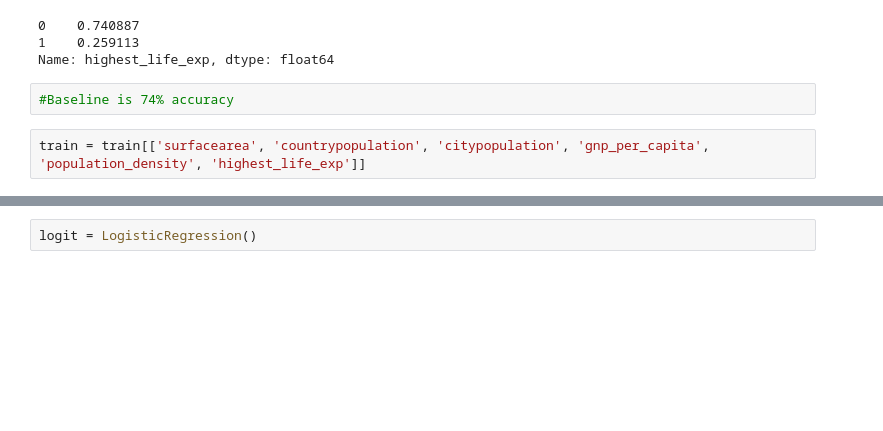
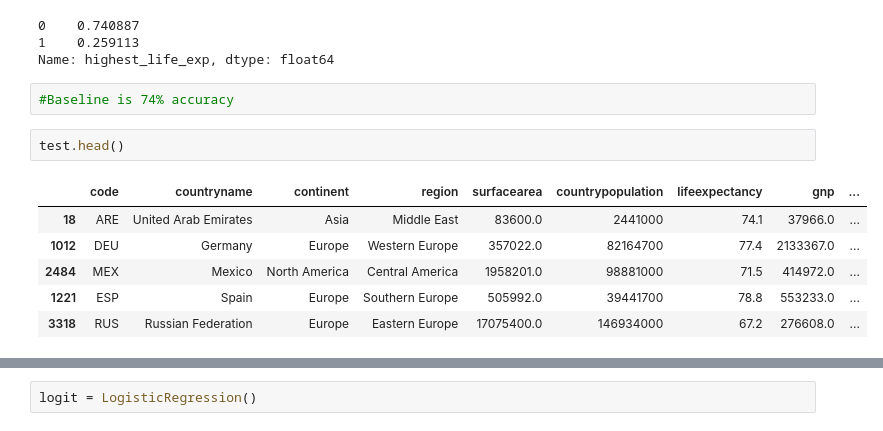
Before and after one commit to matt-c-knight/codeup-ind-project, a Jupyter notebook: Main.ipynb, the cells around one changed output, grey strips where cells are left out. Cells and saved outputs as stored; diff of their text form; blank space fills up the shorter version.

```diff
--- a/Main.ipynb
+++ b/Main.ipynb
@@ -202,5 +202,12 @@ train.highest_life_exp.value_counts(normalize=True)
 Name: highest_life_exp, dtype: float64
 # %%
 #Baseline is 74% accuracy
-# %%
-train = train[['surfacearea', 'countrypopulation', 'citypopulation', 'gnp_per_capita', 'population_density', 'highest_life_exp']]
+# %%
+test.head()
+# %% [output]
+|  | code | countryname | continent | region | surfacearea | countrypopulation | lifeexpectancy | gnp | ... |
+| 18 | ARE | United Arab Emirates | Asia | Middle East | 83600.0 | 2441000 | 74.1 | 37966.0 | ... |
+| 1012 | DEU | Germany | Europe | Western Europe | 357022.0 | 82164700 | 77.4 | 2133367.0 | ... |
+| 2484 | MEX | Mexico | North America | Central America | 1958201.0 | 98881000 | 71.5 | 414972.0 | ... |
+| 1221 | ESP | Spain | Europe | Southern Europe | 505992.0 | 39441700 | 78.8 | 553233.0 | ... |
+| 3318 | RUS | Russian Federation | Europe | Eastern Europe | 17075400.0 | 146934000 | 67.2 | 276608.0 | ... |
```
Also changed, not shown: parts of 28 cells of this notebook.
